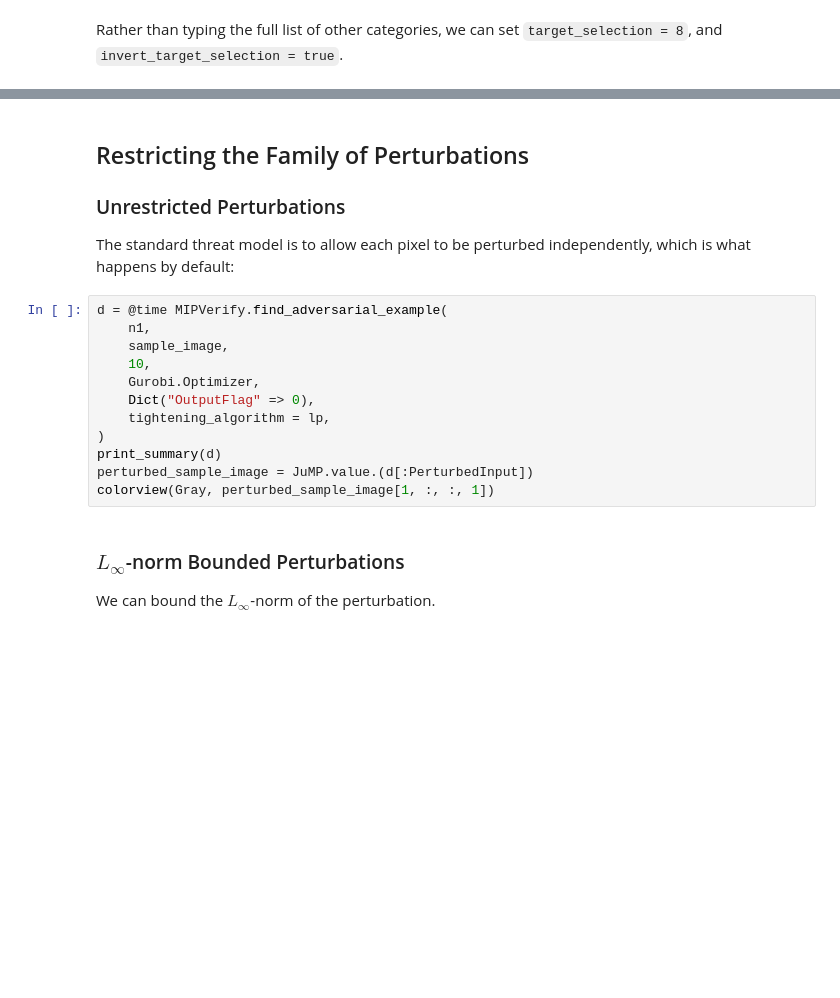
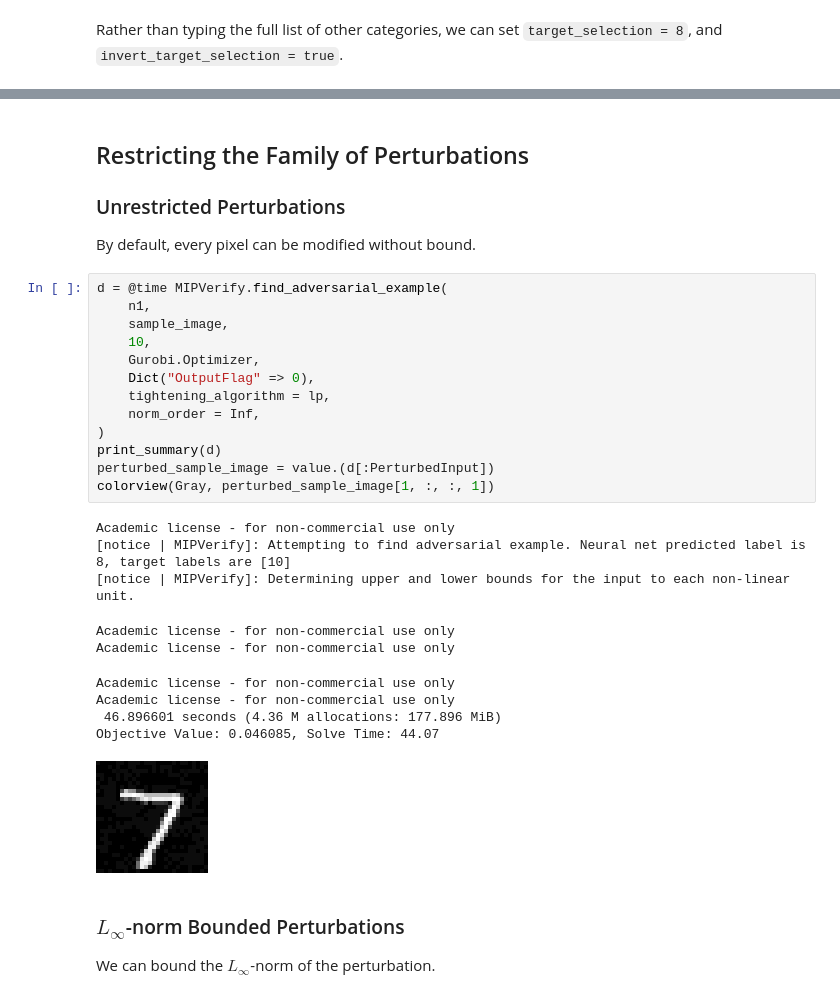
Before and after one commit to vtjeng/MIPVerify.jl, a Jupyter notebook: examples/02_finding_adversarial_examples_in_depth.ipynb, the cells around one changed output, grey strips where cells are left out. Drawn from its saved outputs; the diff is of its cells as text; blank space fills up the shorter version.

```diff
--- a/examples/02_finding_adversarial_examples_in_depth.ipynb
+++ b/examples/02_finding_adversarial_examples_in_depth.ipynb
@@ -134,19 +178,31 @@ print_summary(d)
 
 ### Unrestricted Perturbations
 
-The standard threat model is to allow each pixel to be perturbed independently, which is what happens by default:
+By default, every pixel can be modified without bound.
 # %%
 d = @time MIPVerify.find_adversarial_example(
     n1,
     sample_image,
     10,
     Gurobi.Optimizer,
     Dict("OutputFlag" => 0),
     tightening_algorithm = lp,
+    norm_order = Inf,
 )
 print_summary(d)
-perturbed_sample_image = JuMP.value.(d[:PerturbedInput])
+perturbed_sample_image = value.(d[:PerturbedInput])
 colorview(Gray, perturbed_sample_image[1, :, :, 1])
+# %% [output]
+Academic license - for non-commercial use only
+[notice | MIPVerify]: Attempting to find adversarial example. Neural net predicted label is 8, target labels are [10]
+[notice | MIPVerify]: Determining upper and lower bounds for the input to each non-linear unit.
+Academic license - for non-commercial use only
+Academic license - for non-commercial use only
+Academic license - for non-commercial use only
+Academic license - for non-commercial use only
+ 46.896601 seconds (4.36 M allocations: 177.896 MiB)
+Objective Value: 0.046085, Solve Time: 44.07
+[figure, added]
 # %% [markdown]
 ### $L_\infty$-norm Bounded Perturbations
 
```
Also changed, not shown: parts of 45 cells of this notebook.
